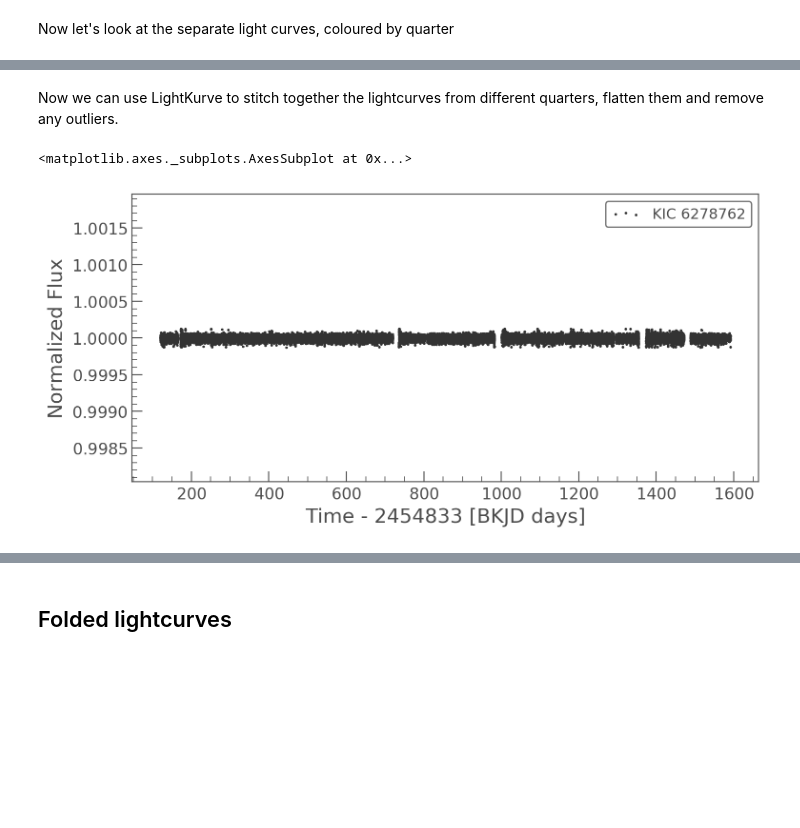
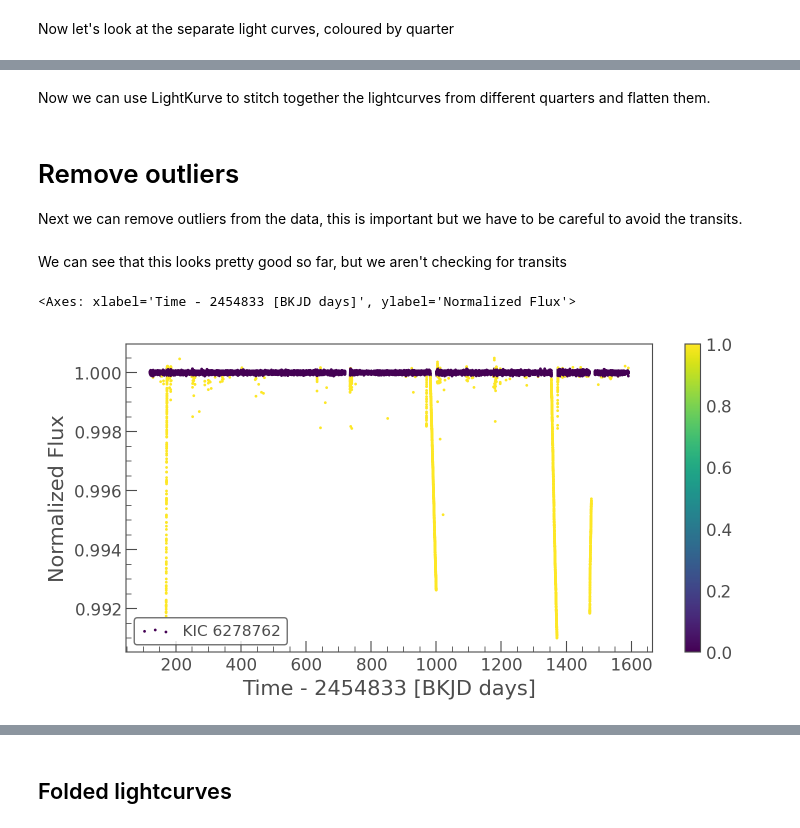
Before and after one commit to TomWagg/radius-valley, a Jupyter notebook: notebooks/Kepler 444.ipynb, the cells around one changed output, grey strips where cells are left out. Cells and saved outputs as stored; diff of their text form; code cells hidden in the pictures; blank space fills up the shorter version.

```diff
--- a/notebooks/Kepler 444.ipynb
+++ b/notebooks/Kepler 444.ipynb
@@ -31,2 +50,2 @@ KeyError: 'keyring.backends'
 # %%
-tpfs = search_results.download_all(download_dir="/epyc/ssd/users/tomwagg/lk_cache/")
+tpfs = search_results.download_all()#download_dir="/epyc/ssd/users/tomwagg/lk_cache/")
@@ -42,8 +65,16 @@ for i in range(len(lcs)):
 # %% [markdown]
-Now we can use LightKurve to stitch together the lightcurves from different quarters, flatten them and remove any outliers.
+Now we can use LightKurve to stitch together the lightcurves from different quarters and flatten them.
 # %%
-lc = lcc.stitch().flatten().remove_outliers()
-lc.scatter()
+flat_lc = lcc.stitch().flatten()
-# %% [output]
-<matplotlib.axes._subplots.AxesSubplot at 0x...>
-[figure, removed]
+# %% [markdown]
+# Remove outliers
+Next we can remove outliers from the data, this is important but we have to be careful to avoid the transits.
+# %%
+_, outlier_mask = flat_lc.remove_outliers(return_mask=True)
+# %% [markdown]
+We can see that this looks pretty good so far, but we aren't checking for transits
+# %%
+flat_lc.scatter(c=outlier_mask)
+# %% [output]
+<Axes: xlabel='Time - 2454833 [BKJD days]', ylabel='Normalized Flux'>
+[figure, added]
```
Also changed, not shown: parts of 18 cells of this notebook, 5 other files.
